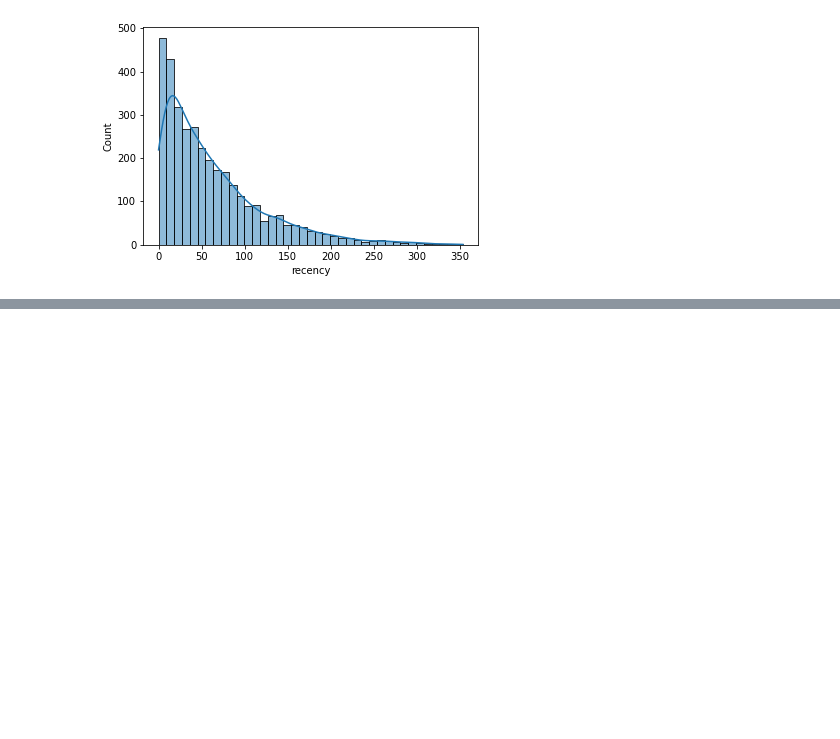
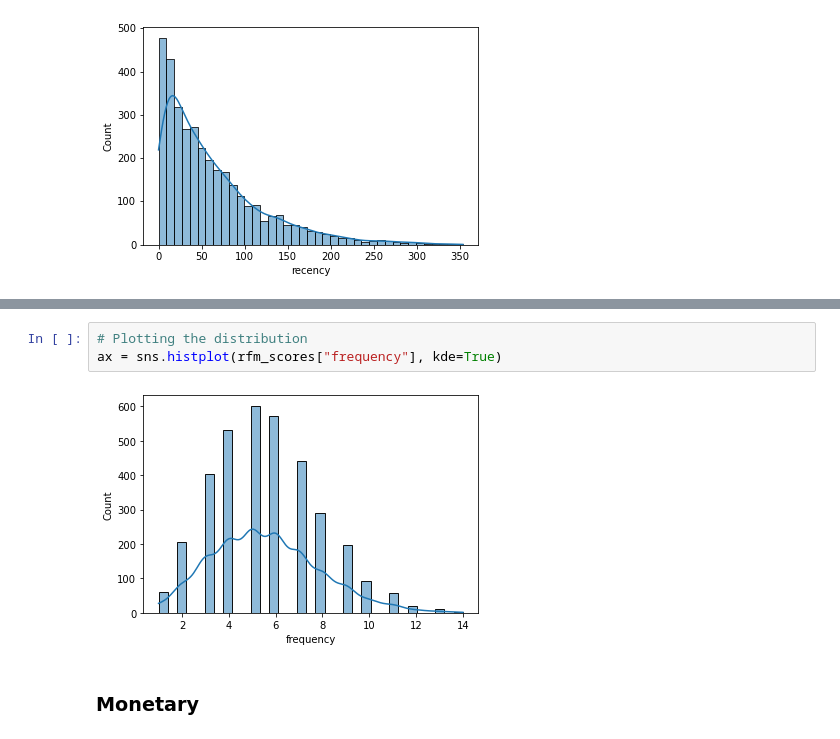
Before and after one commit to Navyhoang/KPMG_Virtual_Internship_Challenge, a Jupyter notebook: Results/KPMG_module_1_transaction.ipynb, the cells around one changed output, grey strips where cells are left out. Drawn from its saved outputs; the diff is of its cells as text; blank space fills up the shorter version.

```diff
--- a/Results/KPMG_module_1_transaction.ipynb
+++ b/Results/KPMG_module_1_transaction.ipynb
@@ -470,0 +488,7 @@ ax = sns.histplot(rfm_scores["recency"], kde=True)
+# %%
+# Plotting the distribution
+ax = sns.histplot(rfm_scores["frequency"], kde=True)
+# %% [output]
+[figure, added]
+# %% [markdown]
+### Monetary
```
Also changed, not shown: parts of 10 cells of this notebook.
